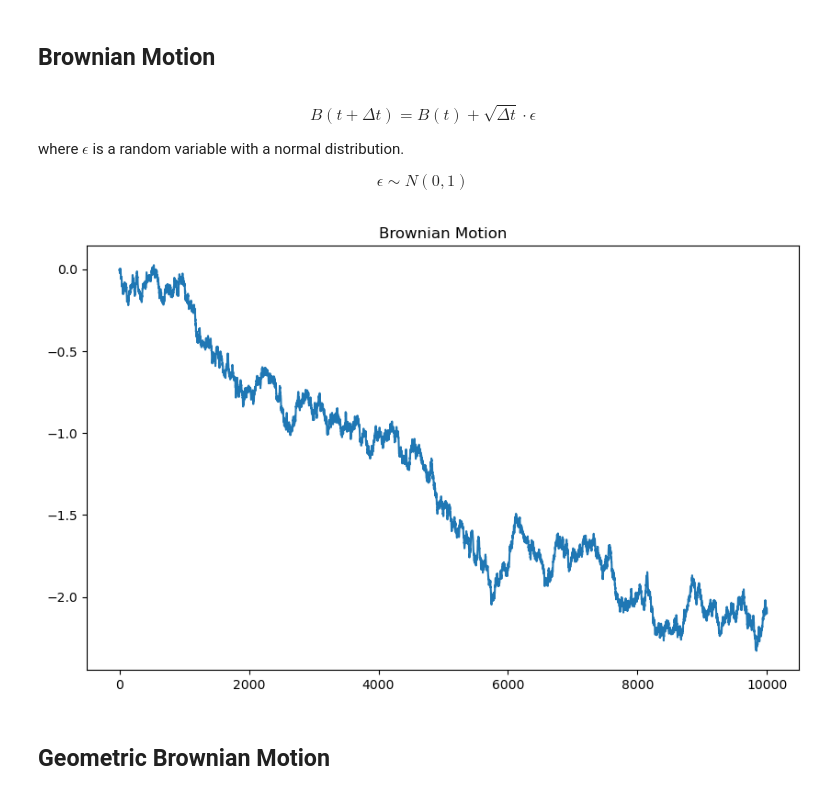
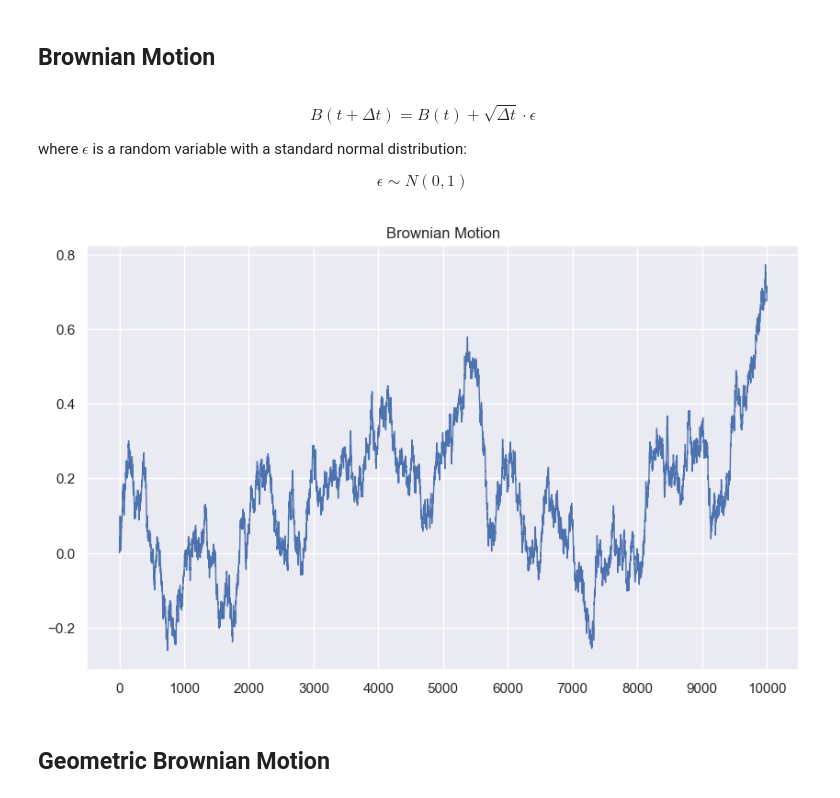
Before and after one commit to zhenqihu/DerPricing, a Jupyter notebook: Brownian_Motion_Simulation.ipynb, the cells around one changed output. Cells and saved outputs as stored; diff of their text form; code cells hidden in the pictures.

```diff
--- a/Brownian_Motion_Simulation.ipynb
+++ b/Brownian_Motion_Simulation.ipynb
@@ -1,13 +1,16 @@
 # %%
+# imports
 import numpy as np
 import matplotlib.pyplot as plt
+import seaborn as sns
 %matplotlib inline
-plt.rcParams["figure.figsize"] = (10, 6) #set default figure size
+plt.rcParams["figure.figsize"] = (10, 6) # set default figure size
+sns.set_theme() # set default style
 
 # random generator
 rng = np.random.default_rng()
 
-# legacy random generator
+# random generator (legacy)
 # rng = np.random.RandomState(1234)
 # %% [markdown]
 ## Brownian Motion
@@ -16,33 +19,34 @@ rng = np.random.default_rng()
 B(t + \Delta t) = B(t) + \sqrt{\Delta t} \cdot \epsilon
 \end{equation*}
 
-where $\epsilon$ is a random variable with a normal distribution.
+where $\epsilon$ is a random variable with a standard normal distribution:
 
 \begin{equation*}
 \epsilon \sim N(0, 1)
 \end{equation*}
 # %%
-T = 1 # time horizon
-n = 10000 # number of steps
-dt = T / n # time step
+T = 1  # time horizon
+n = 10000  # number of steps
+dt = T / n  # time step
 
 B = np.zeros(n + 1)
 
-# for loop version
+# for-loop method
 """
 for i in range(n):
     B[i + 1] = B[i] + rng.standard_normal() * np.sqrt(dt)
 """
 
-# vectorized version
+# vectorization method
 B[1:] = np.cumsum(rng.standard_normal(n) * np.sqrt(dt))
 
 # plot
-plt.plot(B)
+fig, ax = plt.subplots()
+ax.plot(B, linewidth=1)
 plt.title("Brownian Motion")
 plt.show()
 # %% [output]
-[figure, old version]
+[figure, new version]
 # %% [markdown]
 ## Geometric Brownian Motion
 # %% [markdown]
```
Also changed, not shown: parts of 1 cell of this notebook, 1 other file.
